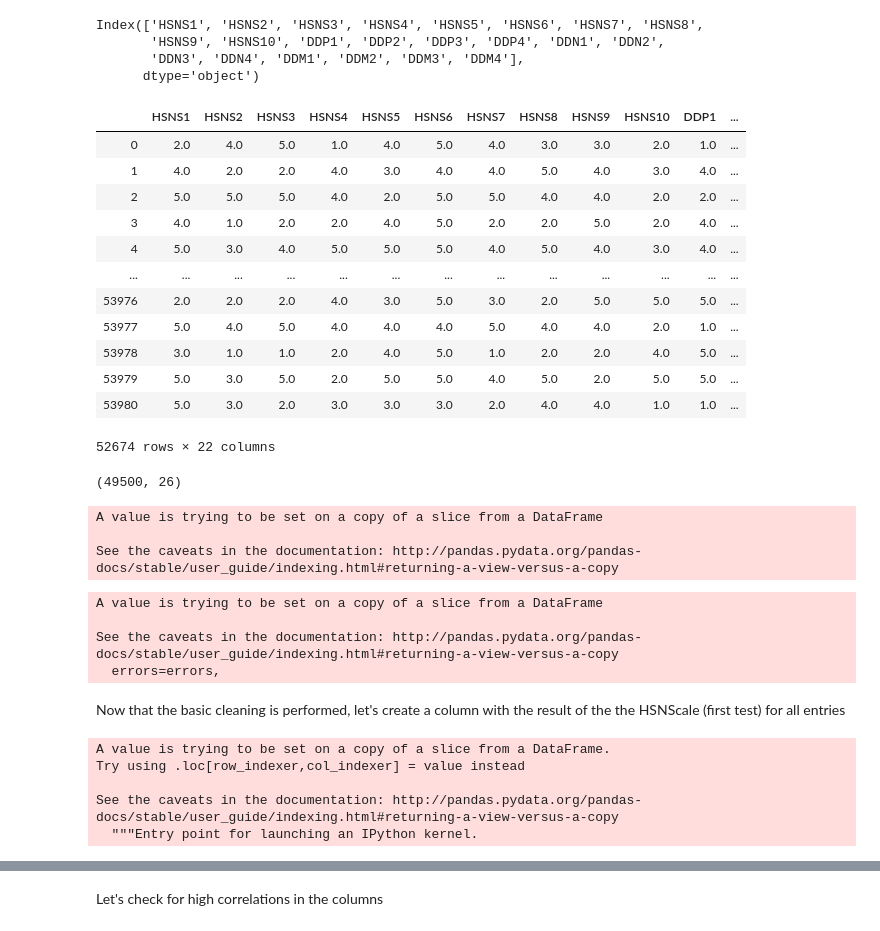
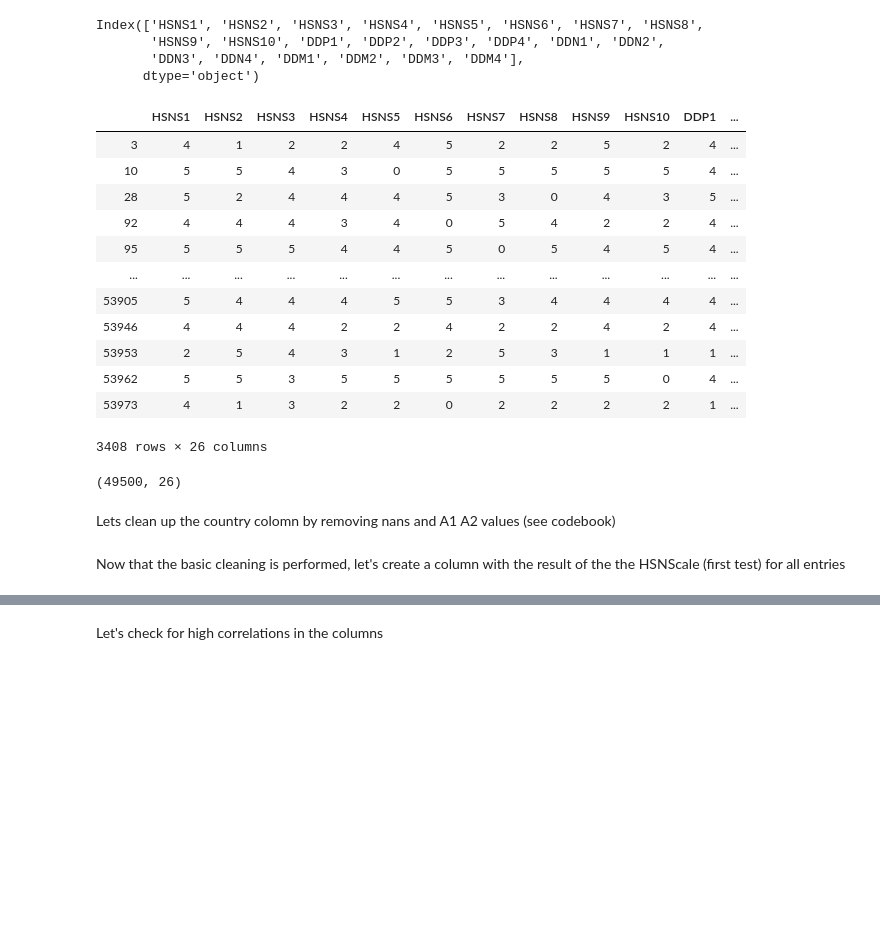
Before and after one commit to pengtianan/final-project, a Jupyter notebook: your-project/Data cleaning.ipynb, the cells around one changed output, grey strips where cells are left out. Saved outputs shown, nothing was run; the diff lists cells and outputs as text; code cells hidden in the pictures; blank space fills up the shorter version.

```diff
--- a/your-project/Data cleaning.ipynb
+++ b/your-project/Data cleaning.ipynb
@@ -110,0 +115,2 @@ Now lets focus on the tests answers that have 0 values
+# %%
+ds.mask(ds==0).dropna(thresh=26,inplace=True)
@@ -122,18 +133,18 @@ Index(['HSNS1', 'HSNS2', 'HSNS3', 'HSNS4', 'HSNS5', 'HSNS6', 'HSNS7', 'HSNS8',
        'DDN3', 'DDN4', 'DDM1', 'DDM2', 'DDM3', 'DDM4'],
       dtype='object')
 # %%
-ds.iloc[:,:22].mask(ds==0)
+ds.loc[(ds == 0).any(axis=1)]
 # %% [output]
 |  | HSNS1 | HSNS2 | HSNS3 | HSNS4 | HSNS5 | HSNS6 | HSNS7 | HSNS8 | HSNS9 | HSNS10 | DDP1 | ... |
-| 0 | 2.0 | 4.0 | 5.0 | 1.0 | 4.0 | 5.0 | 4.0 | 3.0 | 3.0 | 2.0 | 1.0 | ... |
-| 1 | 4.0 | 2.0 | 2.0 | 4.0 | 3.0 | 4.0 | 4.0 | 5.0 | 4.0 | 3.0 | 4.0 | ... |
-| 2 | 5.0 | 5.0 | 5.0 | 4.0 | 2.0 | 5.0 | 5.0 | 4.0 | 4.0 | 2.0 | 2.0 | ... |
-| 3 | 4.0 | 1.0 | 2.0 | 2.0 | 4.0 | 5.0 | 2.0 | 2.0 | 5.0 | 2.0 | 4.0 | ... |
-| 4 | 5.0 | 3.0 | 4.0 | 5.0 | 5.0 | 5.0 | 4.0 | 5.0 | 4.0 | 3.0 | 4.0 | ... |
+| 3 | 4 | 1 | 2 | 2 | 4 | 5 | 2 | 2 | 5 | 2 | 4 | ... |
+| 10 | 5 | 5 | 4 | 3 | 0 | 5 | 5 | 5 | 5 | 5 | 4 | ... |
+| 28 | 5 | 2 | 4 | 4 | 4 | 5 | 3 | 0 | 4 | 3 | 5 | ... |
+| 92 | 4 | 4 | 4 | 3 | 4 | 0 | 5 | 4 | 2 | 2 | 4 | ... |
+| 95 | 5 | 5 | 5 | 4 | 4 | 5 | 0 | 5 | 4 | 5 | 4 | ... |
 | ... | ... | ... | ... | ... | ... | ... | ... | ... | ... | ... | ... | ... |
-| 53976 | 2.0 | 2.0 | 2.0 | 4.0 | 3.0 | 5.0 | 3.0 | 2.0 | 5.0 | 5.0 | 5.0 | ... |
-| 53977 | 5.0 | 4.0 | 5.0 | 4.0 | 4.0 | 4.0 | 5.0 | 4.0 | 4.0 | 2.0 | 1.0 | ... |
-| 53978 | 3.0 | 1.0 | 1.0 | 2.0 | 4.0 | 5.0 | 1.0 | 2.0 | 2.0 | 4.0 | 5.0 | ... |
-| 53979 | 5.0 | 3.0 | 5.0 | 2.0 | 5.0 | 5.0 | 4.0 | 5.0 | 2.0 | 5.0 | 5.0 | ... |
-| 53980 | 5.0 | 3.0 | 2.0 | 3.0 | 3.0 | 3.0 | 2.0 | 4.0 | 4.0 | 1.0 | 1.0 | ... |
+| 53905 | 5 | 4 | 4 | 4 | 5 | 5 | 3 | 4 | 4 | 4 | 4 | ... |
+| 53946 | 4 | 4 | 4 | 2 | 2 | 4 | 2 | 2 | 4 | 2 | 4 | ... |
+| 53953 | 2 | 5 | 4 | 3 | 1 | 2 | 5 | 3 | 1 | 1 | 1 | ... |
+| 53962 | 5 | 5 | 3 | 5 | 5 | 5 | 5 | 5 | 5 | 0 | 4 | ... |
+| 53973 | 4 | 1 | 3 | 2 | 2 | 0 | 2 | 2 | 2 | 2 | 1 | ... |
-52674 rows × 22 columns
+3408 rows × 26 columns
@@ -150,33 +158,20 @@ ds_clean.shape
 #lets use a mask to do that
 #ds=ds.mask(ds==0).fillna(ds.mean())
 # I reran my models after filling the 0 with means of the columns and the accuracy dropped dramatically, so I ll will go back to my original plan of deleting this data that has some zeros (about 10% of the rows)
+# %% [markdown]
+Lets clean up the country colomn by removing nans and A1 A2 values (see codebook)
 # %%
 #I've seen that few rows are missing the countrys, let's drop them since there are only 4 and the country is important in our analysis
-ds_clean.dropna(inplace=True)
+ds.dropna(inplace=True)
-# %% [output]
-A value is trying to be set on a copy of a slice from a DataFrame
-
-See the caveats in the documentation: http://pandas.pydata.org/pandas-docs/stable/user_guide/indexing.html#returning-a-view-versus-a-copy
 # %%
-ds_clean.country.unique()
+ds.country.unique()
 #some country labeled A1, A2 should be dropped since they correspond to A1,"Anonymous Proxy" A2,"Satellite Provider"
 # Get names of indexes for which column country has values A1 or A2
-wrongcountry = ds_clean[ (ds_clean['country'] == "A1") | (ds_clean['country']=="A2") ].index
+wrongcountry = ds[ (ds['country'] == "A1") | (ds['country']=="A2") ].index
 
 # Delete these row indexes from dataFrame
-ds_clean.drop(wrongcountry , inplace=True)
+ds.drop(wrongcountry , inplace=True)
-# %% [output]
-A value is trying to be set on a copy of a slice from a DataFrame
-
-See the caveats in the documentation: http://pandas.pydata.org/pandas-docs/stable/user_guide/indexing.html#returning-a-view-versus-a-copy
-  errors=errors,
 # %% [markdown]
 Now that the basic cleaning is performed, let's create a column with the result of the the HSNScale (first test) for all entries
 # %%
-ds_clean["HSNScale"]= round(ds_clean.iloc[:,0:9].sum(axis=1)*2/100,2)
+ds["HSNScale"]= round(ds.iloc[:,0:9].sum(axis=1)*2/100,2)
-# %% [output]
-A value is trying to be set on a copy of a slice from a DataFrame.
-Try using .loc[row_indexer,col_indexer] = value instead
-
-See the caveats in the documentation: http://pandas.pydata.org/pandas-docs/stable/user_guide/indexing.html#returning-a-view-versus-a-copy
-  """Entry point for launching an IPython kernel.
```
Also changed, not shown: parts of 14 cells of this notebook, 2 other files.
